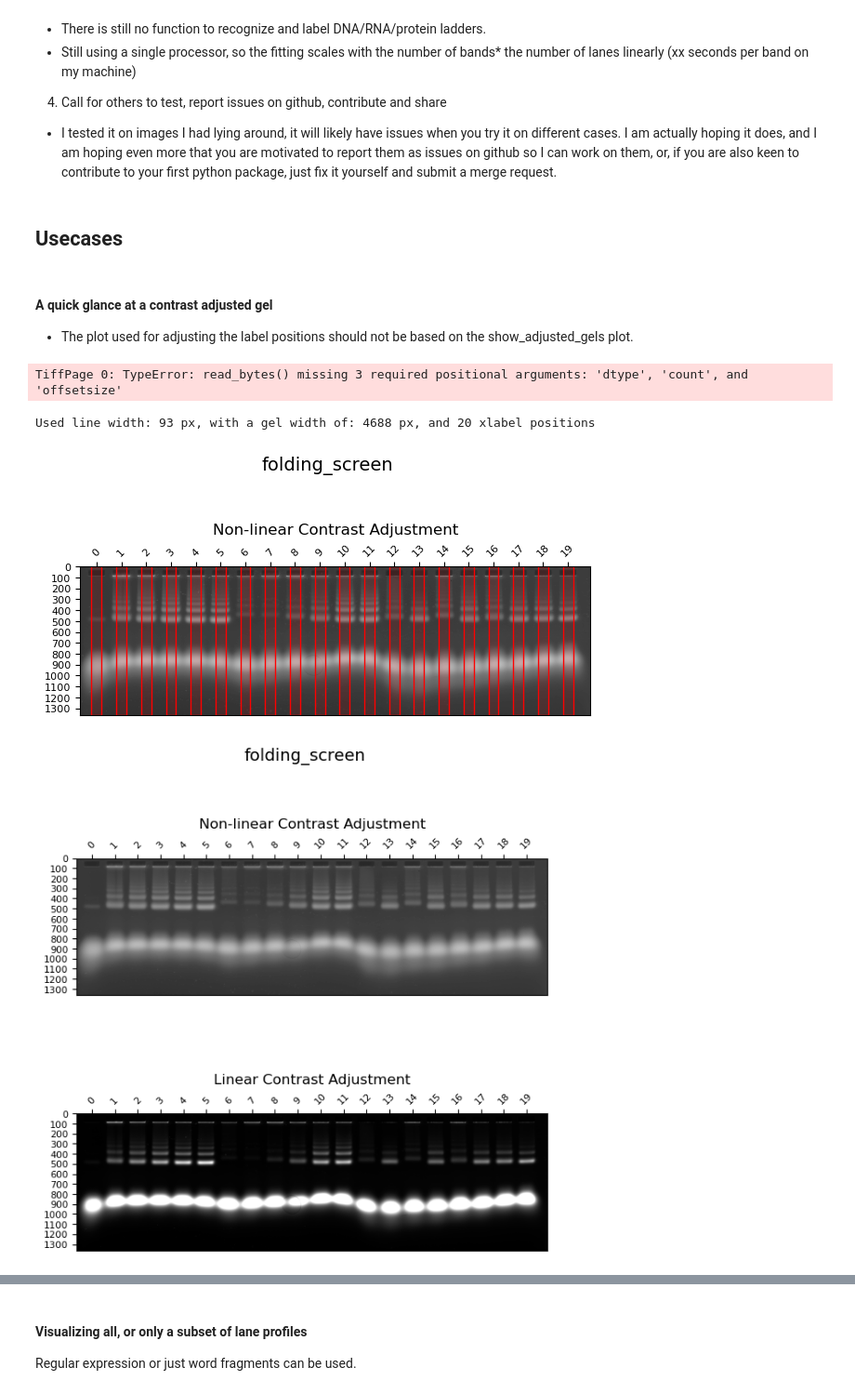
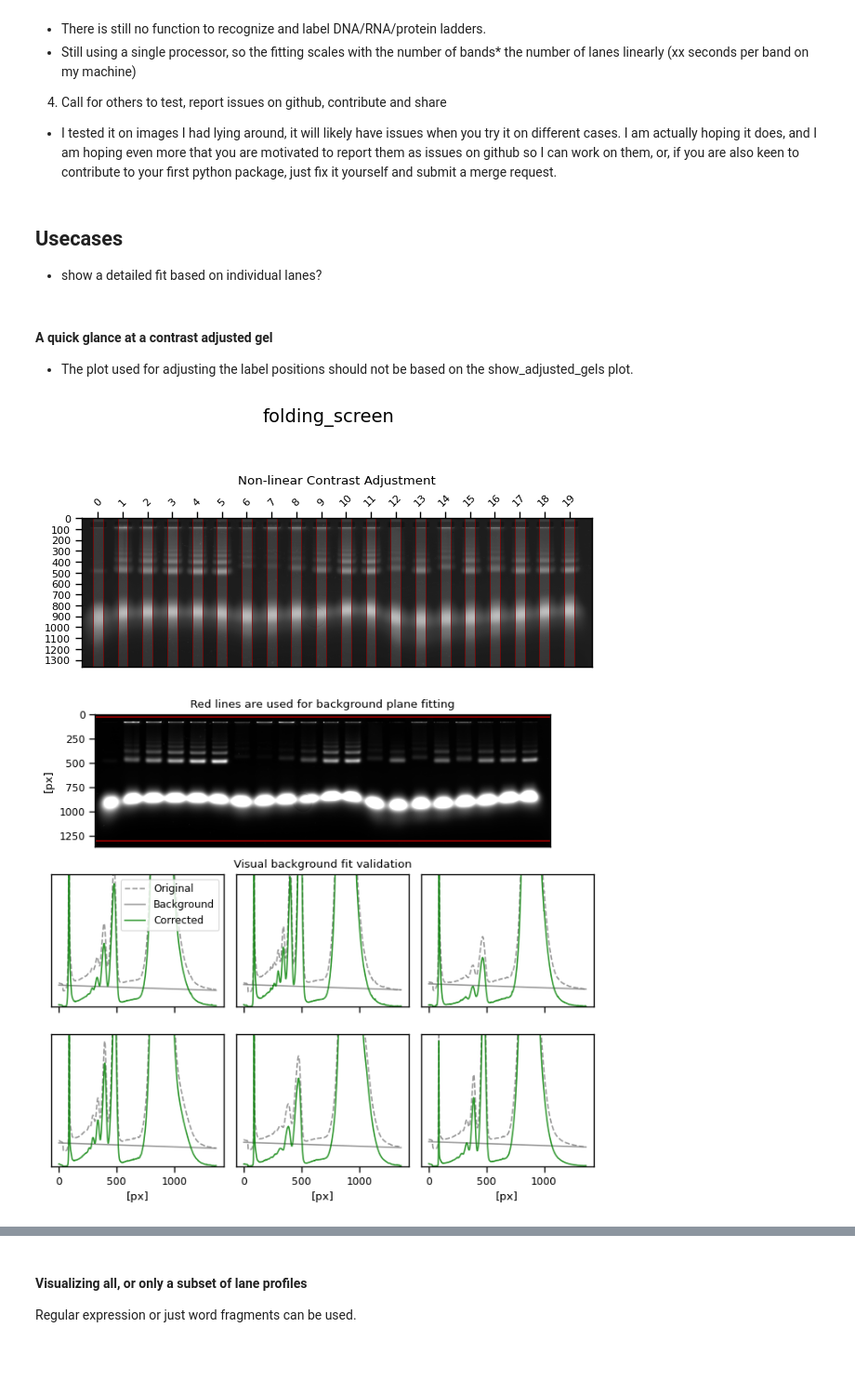
Before and after one commit to ckarfusehr/gelpy, a Jupyter notebook: examples/feature_demo.ipynb, the cells around one changed output, grey strips where cells are left out. Shown at 93% size. Saved outputs shown, nothing was run; the diff lists cells and outputs as text; code cells hidden in the pictures; blank space fills up the shorter version.

```diff
--- a/examples/feature_demo.ipynb
+++ b/examples/feature_demo.ipynb
@@ -33,8 +33,10 @@ Quantitative gel analysis has been an intricate and time-consuming task for life
 
 4. Call for others to test, report issues on github, contribute and share
 * I tested it on images I had lying around, it will likely have issues when you try it on different cases. I am actually hoping it does, and I am hoping even more that you are motivated to report them as issues on github so I can work on them, or, if you are also keen to contribute to your first python package, just fix it yourself and submit a merge request.
-# %% [markdown]
-## Usecases
+# %% [markdown]
+## Usecases
+
+* show a detailed fit based on individual lanes?
 # %% [markdown]
 #### A quick glance at a contrast adjusted gel
 
@@ -42,11 +44,12 @@ Quantitative gel analysis has been an intricate and time-consuming task for life
 # %%
 from gelpy import AgaroseGel
 gel = AgaroseGel("data/folding_screen.tif")
 
-gel.setup_gel(labels=range(20), x_label_pos=(150, 4480, 20), img_height_factor=0)
+gel.setup_gel(labels=range(20), x_label_pos=(150, 4480, 20),
+              remove_bg=True, bg_model_input=((30,10),(1300,10)))
 gel.show_adjusted_images()
+
+## change title if easy
 # %% [output]
-TiffPage 0: TypeError: read_bytes() missing 3 required positional arguments: 'dtype', 'count', and 'offsetsize'
-Used line width: 93 px, with a gel width of: 4688 px, and 20 xlabel positions
-[figure, old version]
+[figure, new version]
-[figure, old version]
+[figure, new version]
```
Also changed, not shown: parts of 7 cells of this notebook, 2 other files.
